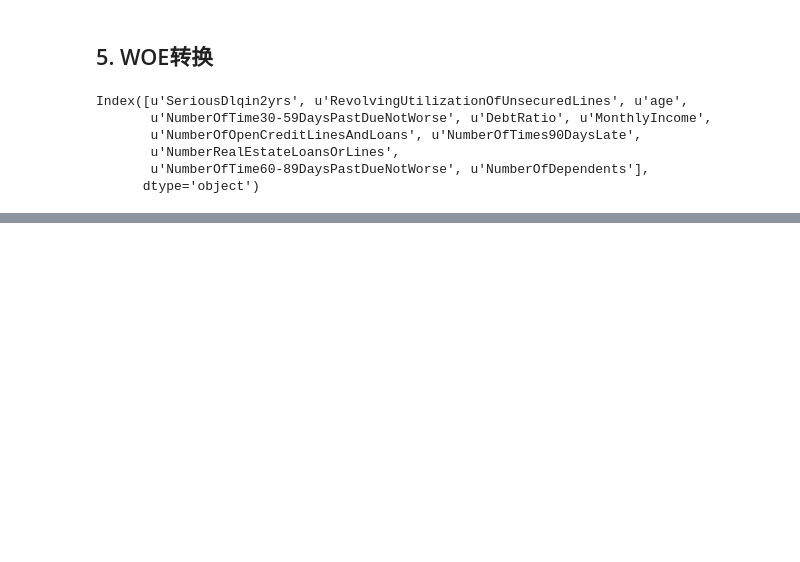
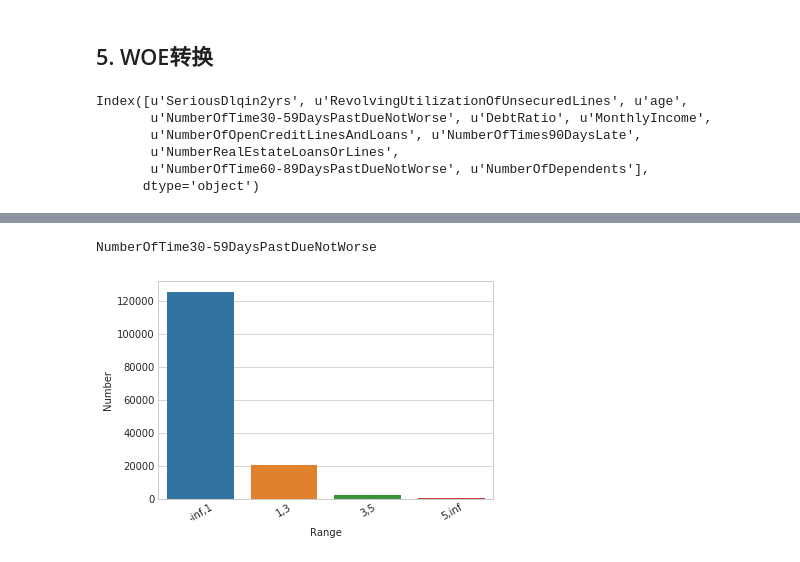
Before and after one commit to l0o0/MyNotes, a Jupyter notebook: MachineLearning/GiveMeSomeCredit/评分卡模型.ipynb, the cells around one changed output, grey strips where cells are left out. Drawn from its saved outputs; the diff is of its cells as text; code cells hidden in the pictures; blank space fills up the shorter version.

```diff
--- a/MachineLearning/GiveMeSomeCredit/评分卡模型.ipynb
+++ b/MachineLearning/GiveMeSomeCredit/评分卡模型.ipynb
@@ -319,0 +397,6 @@ cut(x, [2,5])
+# %%
+# for NumberOfTime30-59DaysPastDueNotWorse
+x2 = barplot(1, range(1,7,2))
+# %% [output]
+NumberOfTime30-59DaysPastDueNotWorse
+[figure, added]
```
Also changed, not shown: parts of 55 cells of this notebook.
